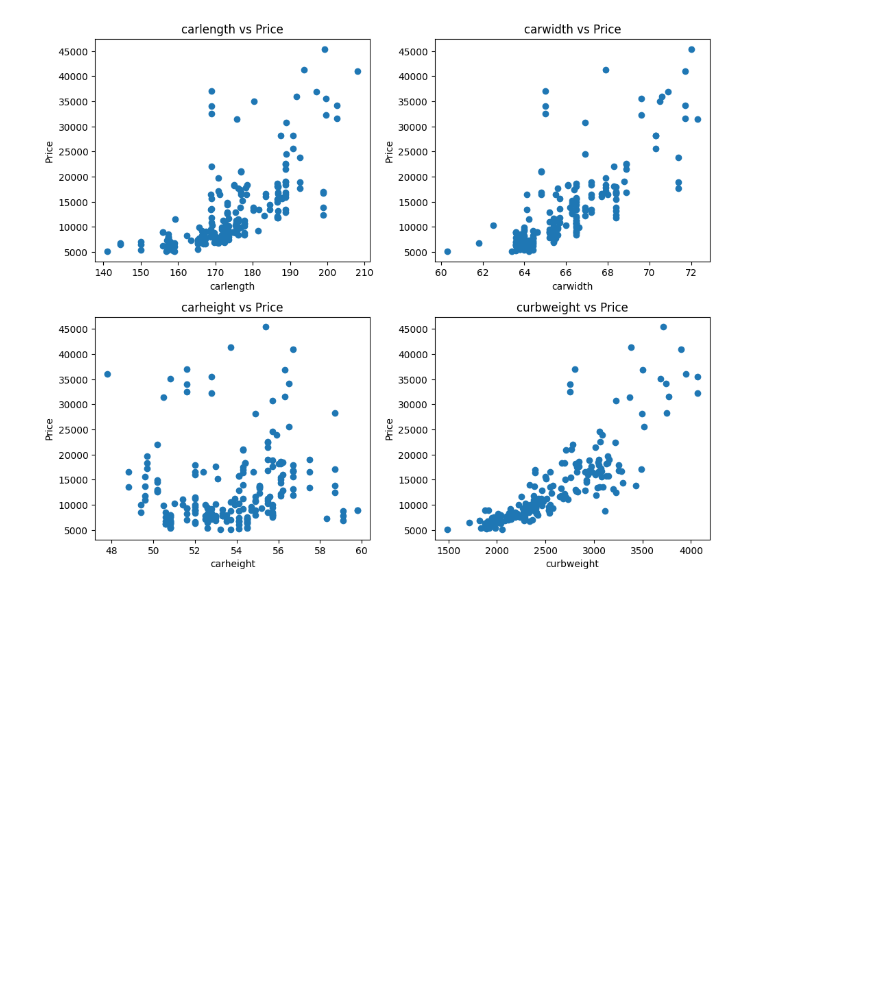
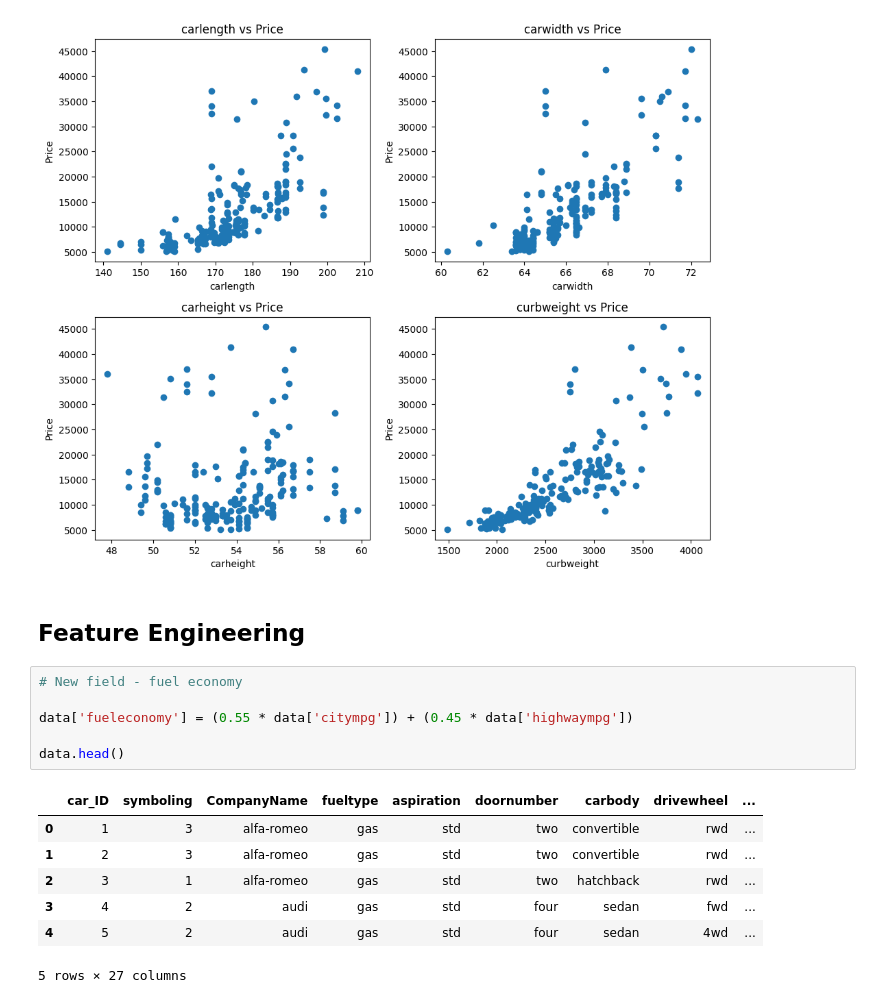
Before and after one commit to asa1997/CarPricePrediction, a Jupyter notebook: carpriceprediction.ipynb, the cells around one changed output. Cells and saved outputs as stored; diff of their text form; blank space fills up the shorter version.

```diff
--- a/carpriceprediction.ipynb
+++ b/carpriceprediction.ipynb
@@ -250,3 +250,19 @@ scatter('curbweight', 4)
 plt.tight_layout()
 # %% [output]
 [figure]
+# %% [markdown]
+## Feature Engineering
+# %%
+# New field - fuel economy
+
+data['fueleconomy'] = (0.55 * data['citympg']) + (0.45 * data['highwaympg'])
+
+data.head()
+# %% [output]
+|  | car_ID | symboling | CompanyName | fueltype | aspiration | doornumber | carbody | drivewheel | ... |
+| 0 | 1 | 3 | alfa-romeo | gas | std | two | convertible | rwd | ... |
+| 1 | 2 | 3 | alfa-romeo | gas | std | two | convertible | rwd | ... |
+| 2 | 3 | 1 | alfa-romeo | gas | std | two | hatchback | rwd | ... |
+| 3 | 4 | 2 | audi | gas | std | four | sedan | fwd | ... |
+| 4 | 5 | 2 | audi | gas | std | four | sedan | 4wd | ... |
+5 rows × 27 columns
```
Also changed, not shown: parts of 5 cells of this notebook, 1 other file.
